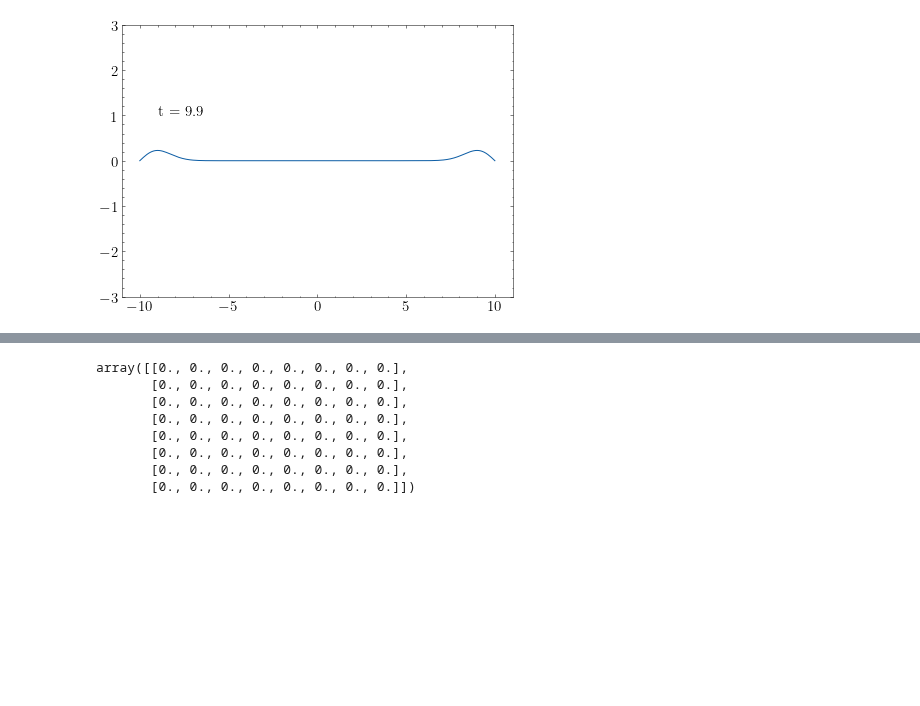
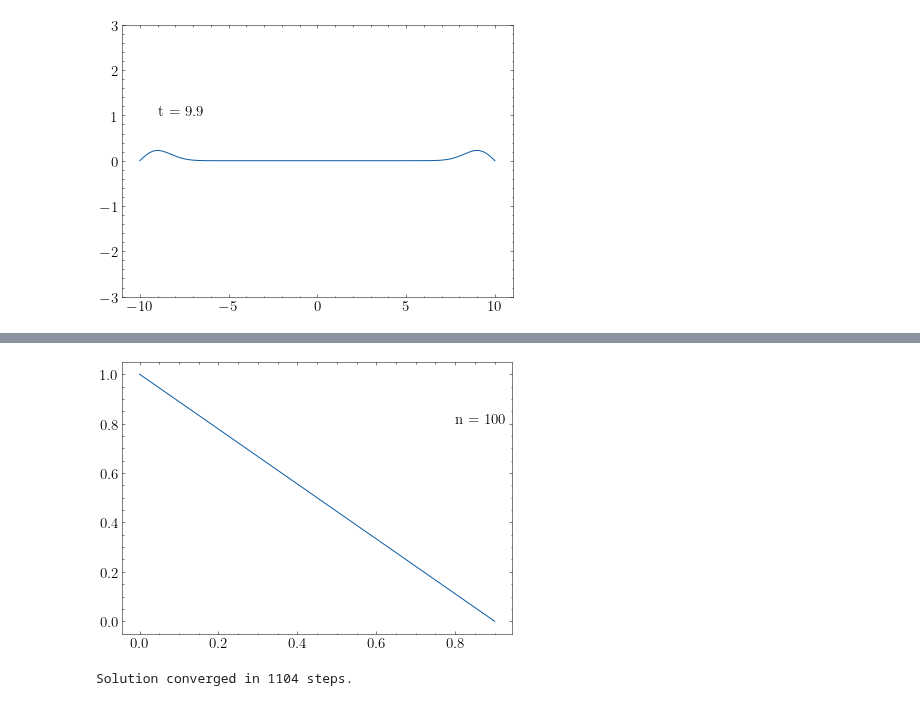
Before and after one commit to franklinzppa/fisica-computacional, a Jupyter notebook: Week 7 - Waves.ipynb, the cells around one changed output, grey strips where cells are left out. Cells and saved outputs as stored; diff of their text form; code cells hidden in the pictures; blank space fills up the shorter version.

```diff
--- a/Week 7 - Waves.ipynb
+++ b/Week 7 - Waves.ipynb
@@ -139,22 +139,56 @@ display.display(html)
 plt.close()
 # %% [output]
 [interactive output not drawn]
-# %%
-# Laplace's equation
-
-V = np.zeros((10,10))
-V[:,0] = 1.0
-
-for n in range(100):
-    V_last = V.copy()
-# %%
-V[1:-1, 1:-1]
-# %% [output]
-array([[0., 0., 0., 0., 0., 0., 0., 0.],
-       [0., 0., 0., 0., 0., 0., 0., 0.],
-       [0., 0., 0., 0., 0., 0., 0., 0.],
-       [0., 0., 0., 0., 0., 0., 0., 0.],
-       [0., 0., 0., 0., 0., 0., 0., 0.],
-       [0., 0., 0., 0., 0., 0., 0., 0.],
-       [0., 0., 0., 0., 0., 0., 0., 0.],
-       [0., 0., 0., 0., 0., 0., 0., 0.]])
+# %%
+# Relaxation method in 1D
+
+dx = 0.1
+x = np.arange(0, 1, dx)
+
+Nx = len(x)
+Nt = 100
+
+y = np.zeros((Nt, Nx))
+
+# Boudaries
+y[:, 0] = 1.0
+y[:, -1] = 0.0
+
+for n in range(Nt-1):
+    for i in range(1, Nx-1):
+        y[n, i] = 0.5*(y[n, i-1] + y[n, i+1])
+        y[n+1] = y[n]
+
+# Doing a simple animation with display
+
+for i in range(100):
+    plt.plot(x, y[i])
+    plt.text(0.8, 0.8, f"n = {i+1}")
+    display.clear_output(wait=True)
+    plt.show()
+# %% [output]
+[figure, added]
+# %%
+# Relaxation method in 2D
+
+Nt = 10000
+
+border = np.linspace(0, 1, 101)
+xv, yv = np.meshgrid(border, border)
+
+V = np.zeros((101,101))
+V[:,0] = 5.0
+V[:,-1] = -5.0
+
+for n in range(Nt):
+    for i in range(1, len(V[0,:])-1):
+        for j in range(1, len(V[:,0])-1):
+            V_last = V.copy()
+            V[i,j] = 0.25*(V[i+1,j] + V[i-1,j] + V[i,j+1] + V[i,j-1])
+    if np.max(abs(V_last - V)) < 1e-6:
+        print(f"Solution converged in {n+1} steps.")
+        break
+else:
+    print(f"Solution failed to converge.")
+# %% [output]
+Solution converged in 1104 steps.
```
Also changed, not shown: parts of 6 cells of this notebook.
